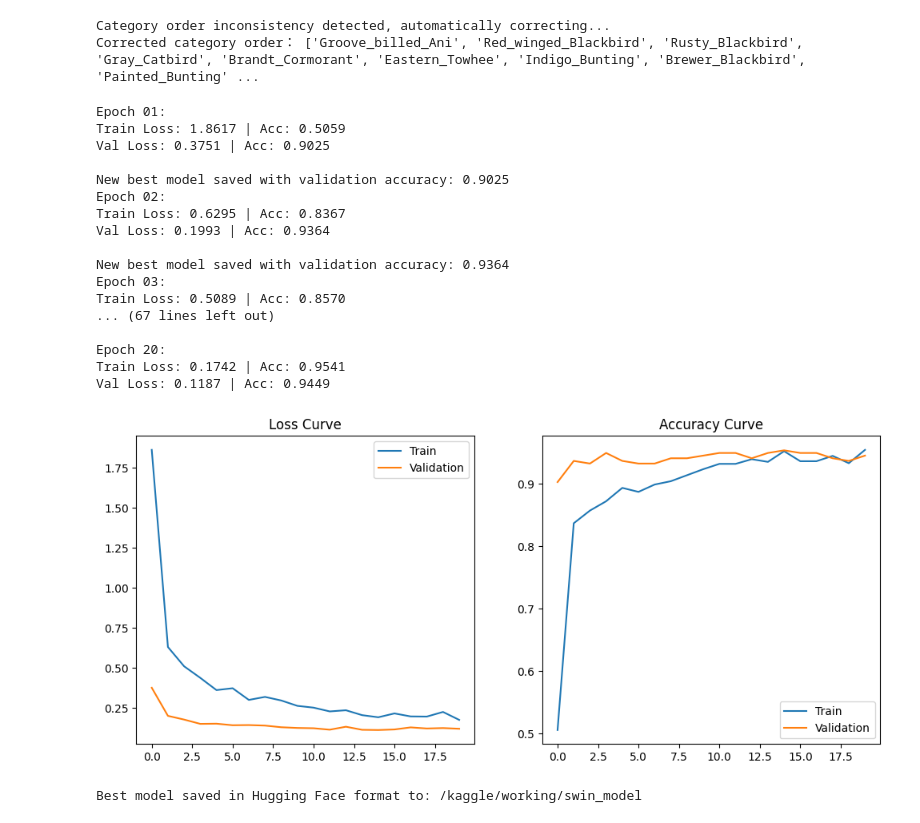
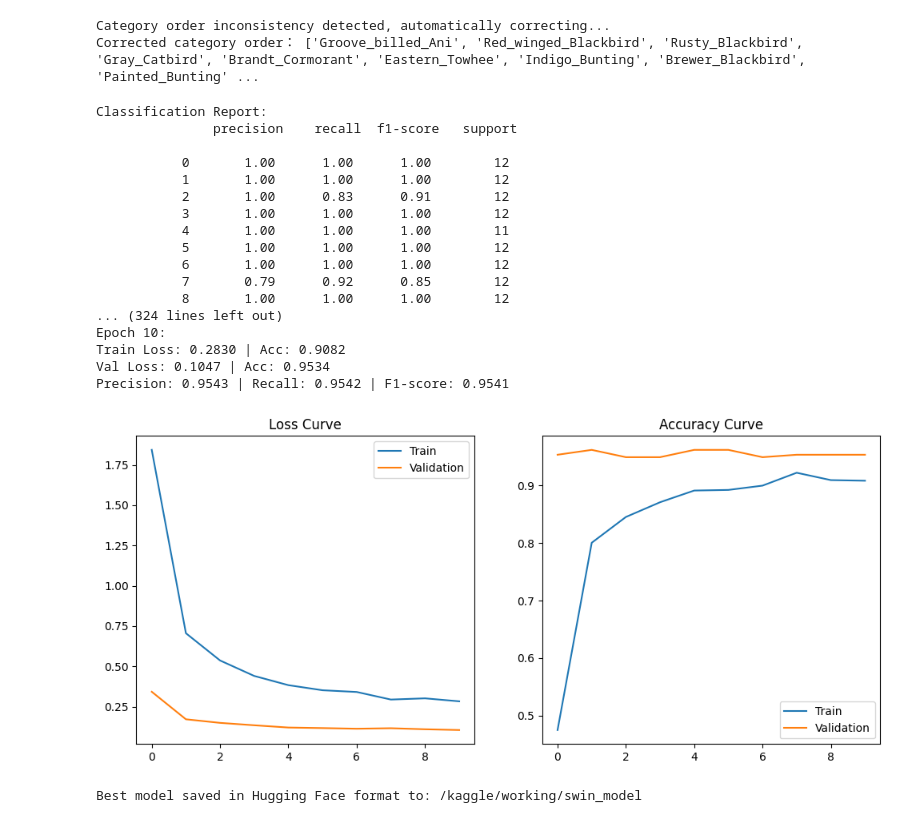
Before and after one commit to yutao-data/Fine_Grained_Bird_Swin, a Jupyter notebook: notebooks/Pretrained_Swin.ipynb, the cells around one changed output. Drawn from its saved outputs; the diff is of its cells as text; code cells hidden in the pictures.

```diff
--- a/notebooks/Pretrained_Swin.ipynb
+++ b/notebooks/Pretrained_Swin.ipynb
@@ -225,6 +225,7 @@ import os
 import torch
 import matplotlib.pyplot as plt
 from torch.utils.data import DataLoader
+from sklearn.metrics import precision_score, recall_score, f1_score, classification_report
 
 # (Assuming train_dataset, val_dataset, model, optimizer, criterion, etc. are already defined)
 train_loader = DataLoader(train_dataset, batch_size=32, shuffle=True, num_workers=2)
@@ -281,22 +282,37 @@ def validate(model, loader):
     model.eval()
     total_loss = 0
     correct = 0
+    all_preds = []
+    all_labels = []
 
     with torch.no_grad():
         for images, labels in loader:
             images = images.to(device)
             labels = labels.to(device)
 
-            outputs = model(images)
-            loss = criterion(outputs.logits, labels)
+            with torch.amp.autocast(device_type="cuda"):  # Mixed precision
+                outputs = model(images)
+                loss = criterion(outputs.logits, labels)
 
             total_loss += loss.item() * images.size(0)
             preds = torch.argmax(outputs.logits, dim=1)
             correct += (preds == labels).sum().item()
 
+            all_preds.extend(preds.cpu().numpy())
+            all_labels.extend(labels.cpu().numpy())
+
     avg_loss = total_loss / len(loader.dataset)
     accuracy = correct / len(loader.dataset)
-    return avg_loss, accuracy
+
+    # Compute Precision, Recall, and F1-score
+    precision = precision_score(all_labels, all_preds, average="macro", zero_division=1)
+    recall = recall_score(all_labels, all_preds, average="macro", zero_division=1)
+    f1 = f1_score(all_labels, all_preds, average="macro", zero_division=1)
+
+    # Print detailed classification report
+    print("\nClassification Report:\n", classification_report(all_labels, all_preds))
+
+    return avg_loss, accuracy, precision, recall, f1
 
 scaler = torch.amp.GradScaler('cuda')
 early_stopper = EarlyStopper(patience=10, min_delta=0.0003)
@@ -306,62 +322,68 @@ history = {'train_loss': [], 'val_loss': [], 'train_acc': [], 'val_acc': []}
 best_val_acc = 0.0
 best_model_path = "/kaggle/working/best_model.pth"
 
-for epoch in range(20):
+history = {'train_loss': [], 'val_loss': [], 'train_acc': [], 'val_acc': [],
+           'val_precision': [], 'val_recall': [], 'val_f1': []}
+
+for epoch in range(10):
     train_loss, train_acc = train_epoch(model, train_loader, optimizer, scaler)
-    val_loss, val_acc = validate(model, val_loader)
+    val_loss, val_acc, val_precision, val_recall, val_f1 = validate(model, val_loader)
 
     history['train_loss'].append(train_loss)
     history['val_loss'].append(val_loss)
     history['train_acc'].append(train_acc)
     history['val_acc'].append(val_acc)
+    history['val_precision'].append(val_precision)
+    history['val_recall'].append(val_recall)
+    history['val_f1'].append(val_f1)
 
     print(f"Epoch {epoch+1:02d}:")
     print(f"Train Loss: {train_loss:.4f} | Acc: {train_acc:.4f}")
-    print(f"Val Loss: {val_loss:.4f} | Acc: {val_acc:.4f}\n")
+    print(f"Val Loss: {val_loss:.4f} | Acc: {val_acc:.4f}")
+    print(f"Precision: {val_precision:.4f} | Recall: {val_recall:.4f} | F1-score: {val_f1:.4f}\n")
 
-    # Save model parameters if current validation accuracy is the best so far
     if val_acc > best_val_acc:
         best_val_acc = val_acc
         torch.save(model.state_dict(), best_model_path)
         print(f"New best model saved with validation accuracy: {val_acc:.4f}")
 
     if early_stopper.early_stop(val_loss):
         print("Early stopping triggered!")
         break
 
 # Plot training curves
 plt.figure(figsize=(12, 5))
 plt.subplot(1, 2, 1)
 plt.plot(history['train_loss'], label='Train')
 plt.plot(history['val_loss'], label='Validation')
 plt.title('Loss Curve')
 plt.legend()
 
 plt.subplot(1, 2, 2)
 plt.plot(history['train_acc'], label='Train')
 plt.plot(history['val_acc'], label='Validation')
 plt.title('Accuracy Curve')
 plt.legend()
 plt.show()
 # %% [output]
-Epoch 01:
-Train Loss: 1.8617 | Acc: 0.5059
-Val Loss: 0.3751 | Acc: 0.9025
+Classification Report:
+               precision    recall  f1-score   support
 
-New best model saved with validation accuracy: 0.9025
-Epoch 02:
-Train Loss: 0.6295 | Acc: 0.8367
-Val Loss: 0.1993 | Acc: 0.9364
-
-New best model saved with validation accuracy: 0.9364
-Epoch 03:
-Train Loss: 0.5089 | Acc: 0.8570
-... (67 lines left out)
-
-Epoch 20:
-Train Loss: 0.1742 | Acc: 0.9541
-Val Loss: 0.1187 | Acc: 0.9449
+           0       1.00      1.00      1.00        12
+           1       1.00      1.00      1.00        12
+           2       1.00      0.83      0.91        12
+           3       1.00      1.00      1.00        12
+           4       1.00      1.00      1.00        11
+           5       1.00      1.00      1.00        12
+           6       1.00      1.00      1.00        12
+           7       0.79      0.92      0.85        12
+           8       1.00      1.00      1.00        12
+... (324 lines left out)
+Epoch 10:
+Train Loss: 0.2830 | Acc: 0.9082
+Val Loss: 0.1047 | Acc: 0.9534
+Precision: 0.9543 | Recall: 0.9542 | F1-score: 0.9541
-[figure, old version]
+[figure, new version]
 # %%
 import os
 import torch
```
Also changed, not shown: parts of 2 cells of this notebook.
